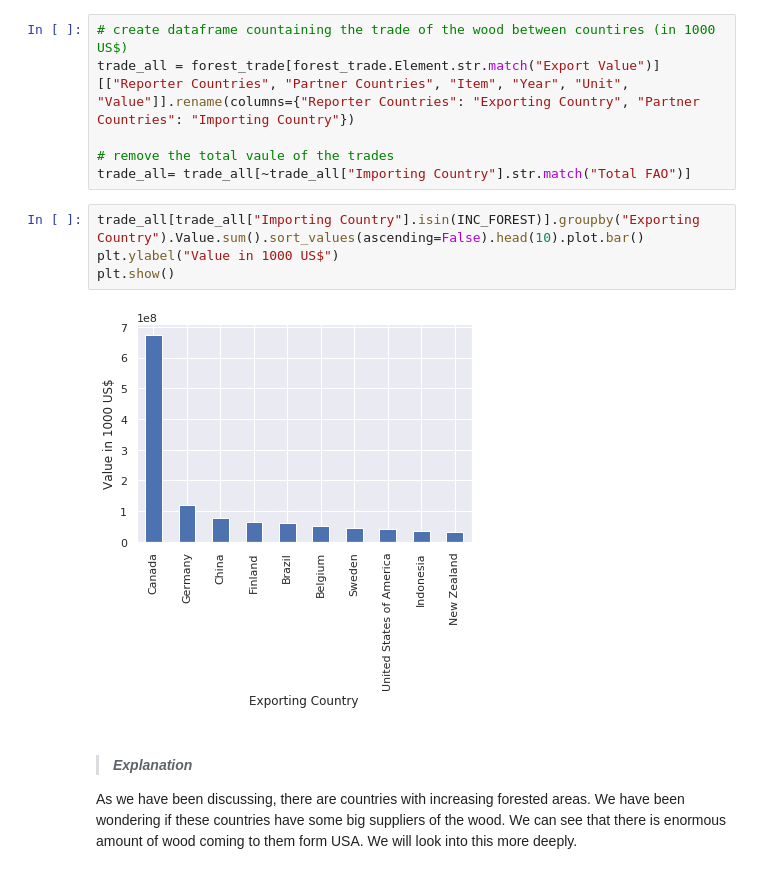
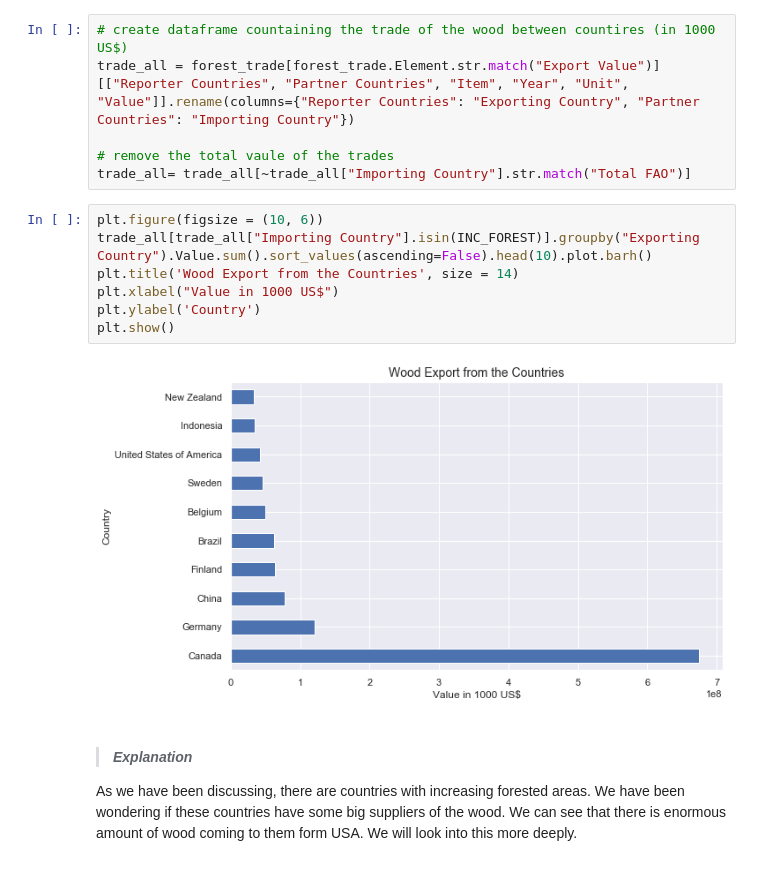
Before and after one commit to kostelansky17/disappearing_forests, a Jupyter notebook: main.ipynb, the cells around one changed output. Saved outputs shown, nothing was run; the diff lists cells and outputs as text.

```diff
--- a/main.ipynb
+++ b/main.ipynb
@@ -879,11 +1085,14 @@ trade_all = forest_trade[forest_trade.Element.str.match("Export Value")][["Repor
 # remove the total vaule of the trades
 trade_all= trade_all[~trade_all["Importing Country"].str.match("Total FAO")]
 # %%
-trade_all[trade_all["Importing Country"].isin(INC_FOREST)].groupby("Exporting Country").Value.sum().sort_values(ascending=False).head(10).plot.bar()
-plt.ylabel("Value in 1000 US$")
+plt.figure(figsize = (10, 6))
+trade_all[trade_all["Importing Country"].isin(INC_FOREST)].groupby("Exporting Country").Value.sum().sort_values(ascending=False).head(10).plot.barh()
+plt.title('Wood Export from the Countries', size = 14)
+plt.xlabel("Value in 1000 US$")
+plt.ylabel('Country')
 plt.show()
 # %% [output]
-[figure, old version]
+[figure, new version]
 # %% [markdown]
 > #### ***Explanation***
 As we have been discussing, there are countries with increasing forested areas. We have been wondering if these countries have some big suppliers of the wood. We can see that there is enormous amount of wood coming to them form USA. We will look into this more deeply.
```
Also changed, not shown: parts of 131 cells of this notebook.
